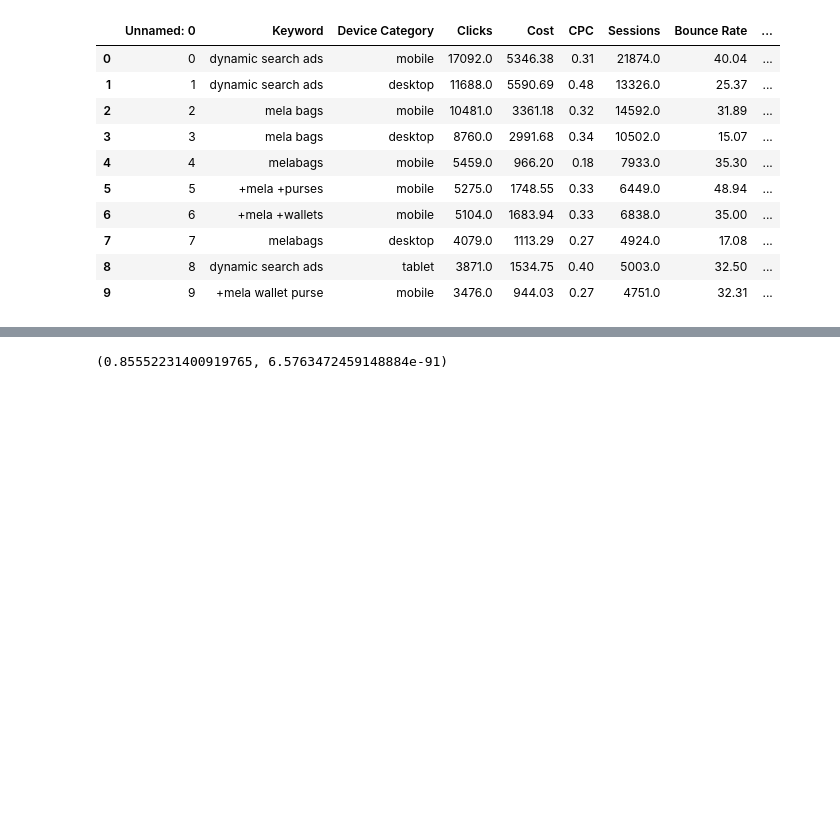
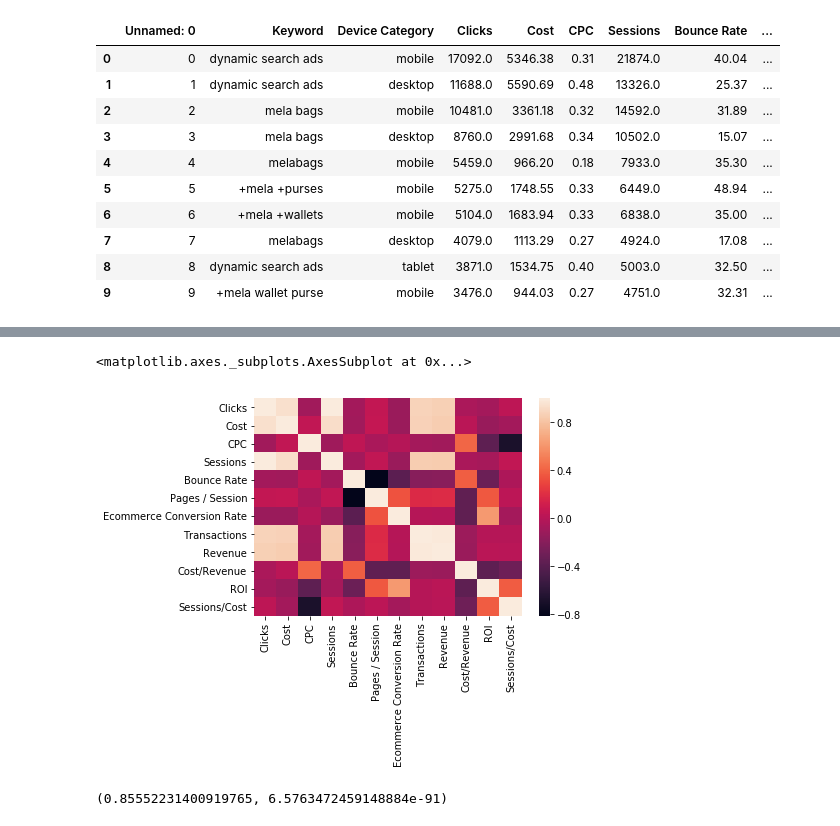
Before and after one commit to mamitch/Springboard_Capstone, a Jupyter notebook: Capstone_Inferential Statistics.ipynb, the cells around one changed output, grey strips where cells are left out. Saved outputs shown, nothing was run; the diff lists cells and outputs as text; code cells hidden in the pictures; blank space fills up the shorter version.

Commit message:
updated with heatmap of correlations

```diff
--- a/Capstone_Inferential Statistics.ipynb
+++ b/Capstone_Inferential Statistics.ipynb
@@ -210,3 +215,11 @@ data_rev.corr()
+# %%
+#heatmap of correlations
+sns.heatmap(corr,
+        xticklabels=corr.columns,
+        yticklabels=corr.columns)
+# %% [output]
+<matplotlib.axes._subplots.AxesSubplot at 0x...>
+[figure, added]
 # %%
 #overall pearson r correlation between cost and revenue
 stats.pearsonr(data_rev["Cost"], data_rev["Revenue"])
```
Also changed, not shown: parts of 4 cells of this notebook.
